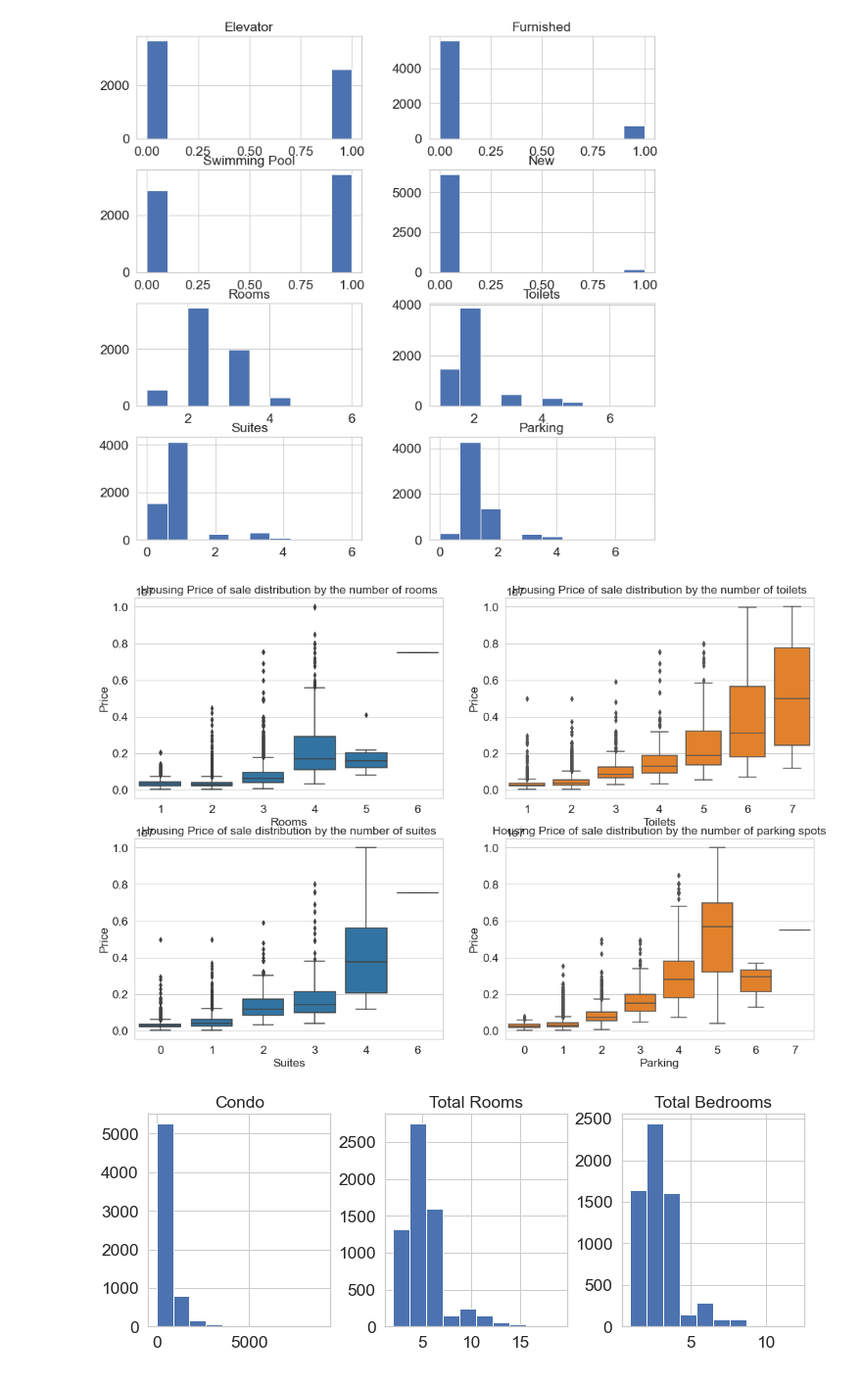
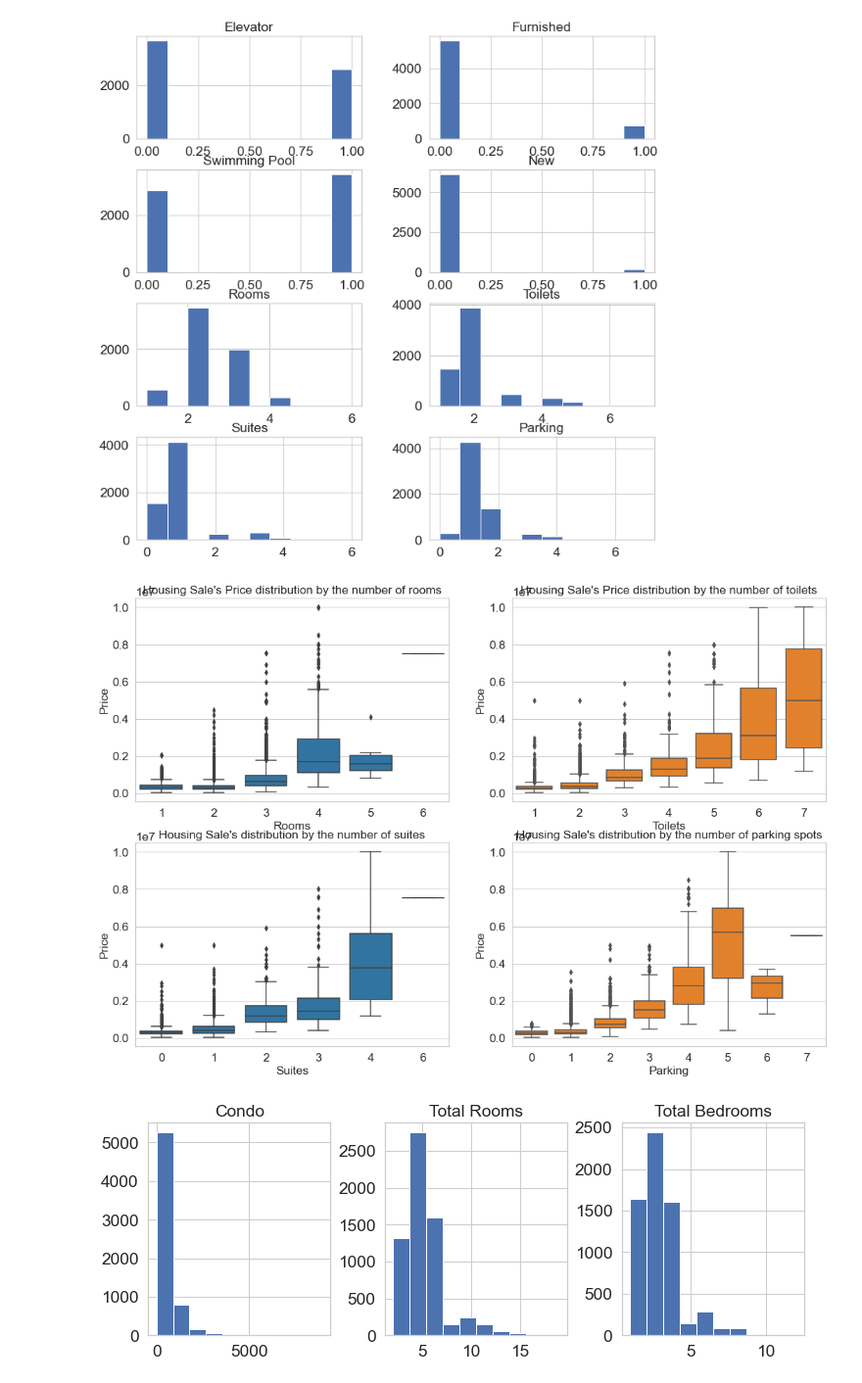
Before and after one commit to carlostomeh/Predicao_Preco_Apto_Sao_Paulo, a Jupyter notebook: sao-paulo-housing__Final.ipynb, the cells around one changed output. Shown at 98% size. Saved outputs shown, nothing was run; the diff lists cells and outputs as text; code cells hidden in the pictures.

```diff
--- a/sao-paulo-housing__Final.ipynb
+++ b/sao-paulo-housing__Final.ipynb
@@ -395,21 +408,20 @@ housing.hist(column=['Elevator', 'Furnished', 'Swimming Pool', 'New','Rooms', 'T
 # %% [output]
 [figure]
 # %%
-##### Integer Variabels
-
+##### Integer Variabels - Boxplots
 fig, axes = plt.subplots(2, 2, figsize=(18, 12))
 
 sns.boxplot(y="Price",x= 'Rooms',data=housing,  ax=axes[0, 0], color = 'tab:blue')
-axes[0, 0].set_title('Housing Price of sale distribution by the number of rooms')
+axes[0, 0].set_title("Housing Sale's Price distribution by the number of rooms")
 
 sns.boxplot(y="Price",x= 'Toilets', data=housing,  ax=axes[0, 1], color = 'tab:orange')
-axes[0, 1].set_title('Housing Price of sale distribution by the number of toilets')
+axes[0, 1].set_title("Housing Sale's Price distribution by the number of toilets")
 
 sns.boxplot( y="Price",x= 'Suites',data=housing,  ax=axes[1, 0], color = 'tab:blue')
-axes[1, 0].set_title('Housing Price of sale distribution by the number of suites')
+axes[1, 0].set_title("Housing Sale's distribution by the number of suites")
 
 sns.boxplot( y="Price",x= 'Parking', data=housing,  ax=axes[1, 1], color = 'tab:orange')
-axes[1, 1].set_title('Housing Price of sale distribution by the number of parking spots');
+axes[1, 1].set_title("Housing Sale's distribution by the number of parking spots");
 # %% [output]
-[figure, old version]
+[figure, new version]
 # %%
```
Also changed, not shown: parts of 62 cells of this notebook, 1 other file.
